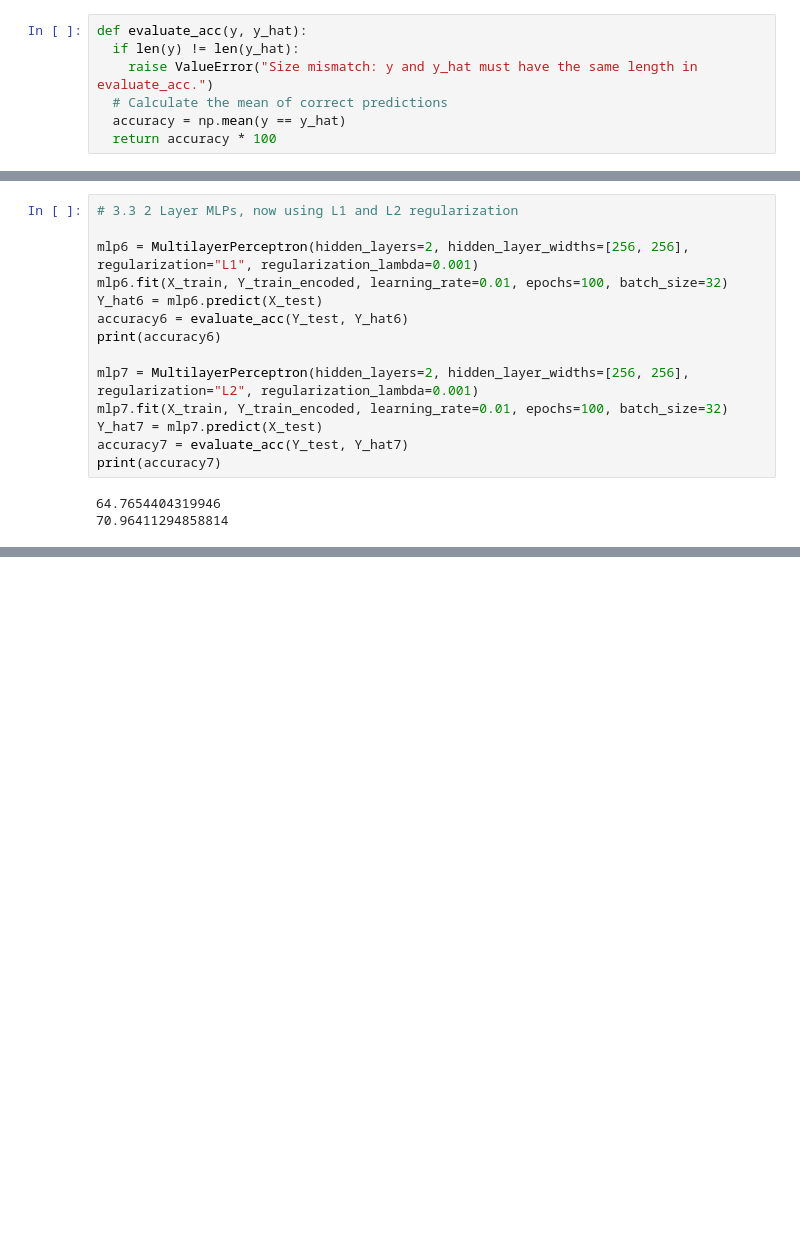
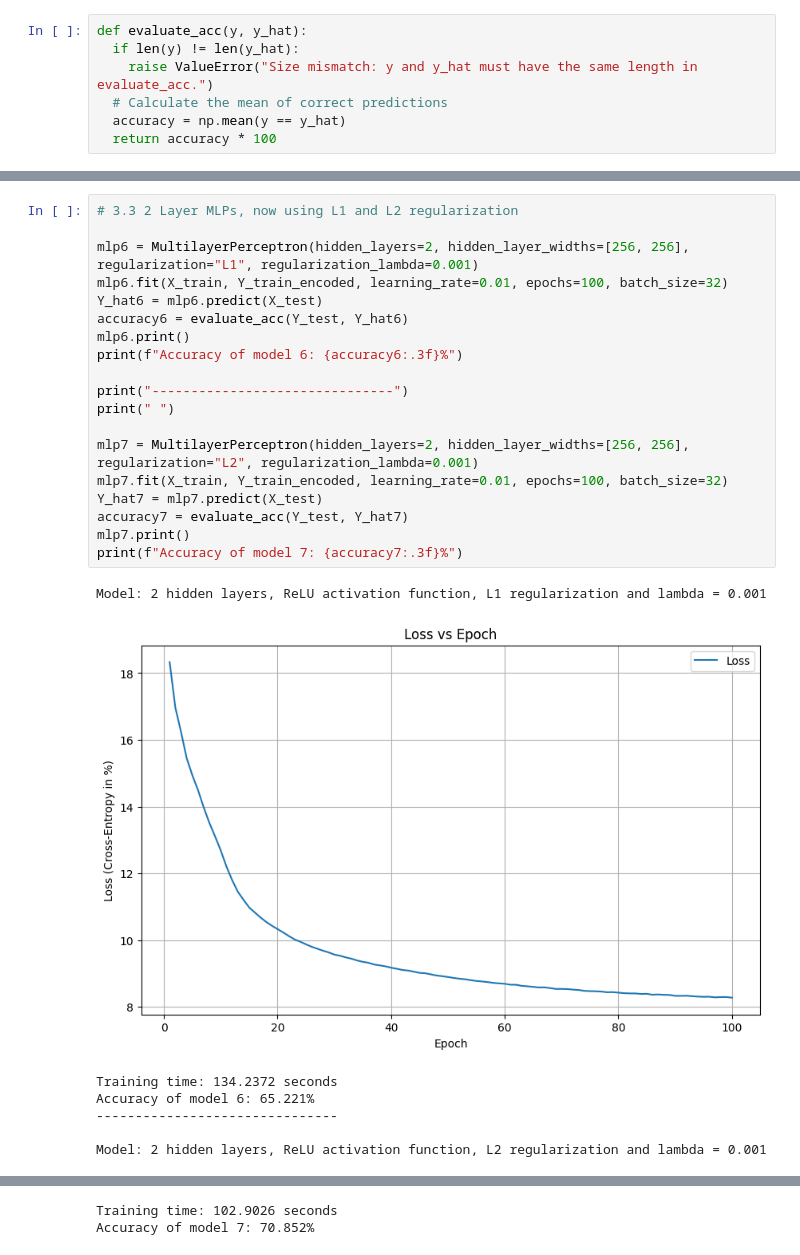
Before and after one commit to imiann/COMP-551-Assignments, a Jupyter notebook: Assignment 3/Project3Draft.ipynb, the cells around one changed output, grey strips where cells are left out. Cells and saved outputs as stored; diff of their text form; blank space fills up the shorter version.

```diff
--- a/Assignment 3/Project3Draft.ipynb
+++ b/Assignment 3/Project3Draft.ipynb
@@ -468,17 +538,27 @@ print(accuracy5)
 # %%
 # 3.3 2 Layer MLPs, now using L1 and L2 regularization
 
 mlp6 = MultilayerPerceptron(hidden_layers=2, hidden_layer_widths=[256, 256], regularization="L1", regularization_lambda=0.001)
 mlp6.fit(X_train, Y_train_encoded, learning_rate=0.01, epochs=100, batch_size=32)
 Y_hat6 = mlp6.predict(X_test)
 accuracy6 = evaluate_acc(Y_test, Y_hat6)
-print(accuracy6)
+mlp6.print()
+print(f"Accuracy of model 6: {accuracy6:.3f}%")
+
+print("-------------------------------")
+print(" ")
 
 mlp7 = MultilayerPerceptron(hidden_layers=2, hidden_layer_widths=[256, 256], regularization="L2", regularization_lambda=0.001)
 mlp7.fit(X_train, Y_train_encoded, learning_rate=0.01, epochs=100, batch_size=32)
 Y_hat7 = mlp7.predict(X_test)
 accuracy7 = evaluate_acc(Y_test, Y_hat7)
-print(accuracy7)
+mlp7.print()
+print(f"Accuracy of model 7: {accuracy7:.3f}%")
 # %% [output]
-64.7654404319946
-70.96411294858814
+Model: 2 hidden layers, ReLU activation function, L1 regularization and lambda = 0.001
+[figure, added]
+Training time: 134.2372 seconds
+Accuracy of model 6: 65.221%
+-------------------------------
+
+Model: 2 hidden layers, ReLU activation function, L2 regularization and lambda = 0.001
@@ -485,3 +566,5 @@ print(accuracy7)
+Training time: 102.9026 seconds
+Accuracy of model 7: 70.852%
 # %%
 # 3.4 Unnormalized data
 mlp9 = MultilayerPerceptron(hidden_layers=2, hidden_layer_widths=[256, 256], regularization="L1", regularization_lambda=0.001)
```
Also changed, not shown: parts of 7 cells of this notebook.
